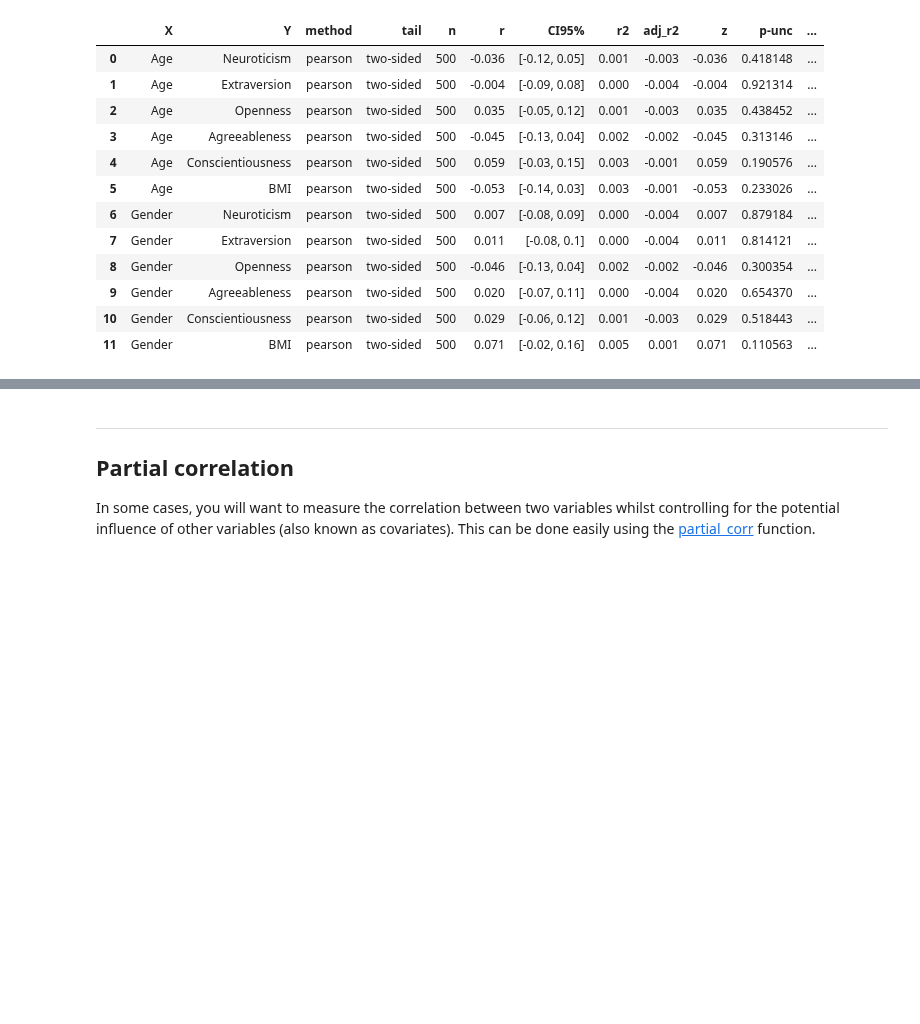
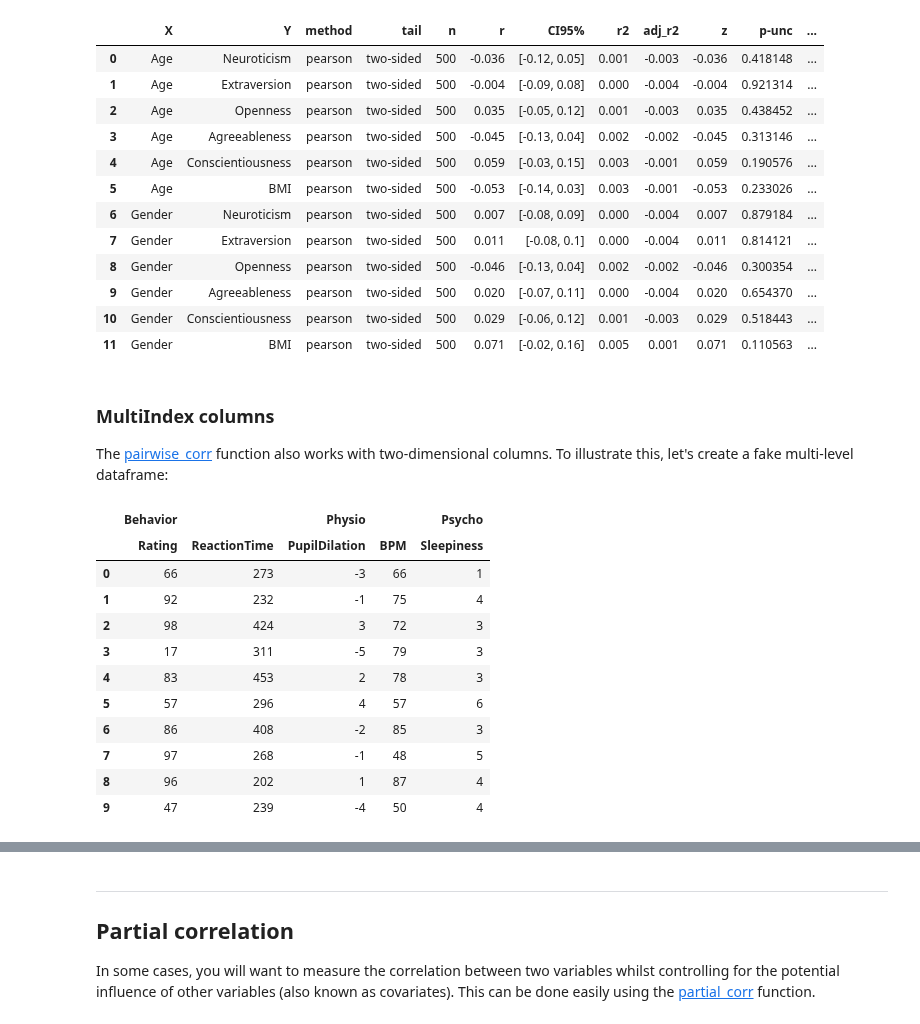
Before and after one commit to raphaelvallat/pingouin, a Jupyter notebook: notebooks/04_Correlations.ipynb, the cells around one changed output, grey strips where cells are left out. Drawn from its saved outputs; the diff is of its cells as text; code cells hidden in the pictures; blank space fills up the shorter version.

```diff
--- a/notebooks/04_Correlations.ipynb
+++ b/notebooks/04_Correlations.ipynb
@@ -188,3 +190,39 @@ pairwise_corr(df, columns=[subj, None])
 | 9 | Gender | Agreeableness | pearson | two-sided | 500 | 0.020 | [-0.07, 0.11] | 0.000 | -0.004 | 0.020 | 0.654370 | ... |
 | 10 | Gender | Conscientiousness | pearson | two-sided | 500 | 0.029 | [-0.06, 0.12] | 0.001 | -0.003 | 0.029 | 0.518443 | ... |
 | 11 | Gender | BMI | pearson | two-sided | 500 | 0.071 | [-0.02, 0.16] | 0.005 | 0.001 | 0.071 | 0.110563 | ... |
+# %% [markdown]
+### MultiIndex columns
+
+The [pairwise_corr](https://pingouin-stats.org/generated/pingouin.pairwise_corr.html#pingouin.pairwise_corr) function also works with two-dimensional columns. To illustrate this, let's create a fake multi-level dataframe:
+# %%
+from numpy.random import randint as rdint
+np.random.seed(123)
+
+# Create MultiIndex dataframe
+columns = pd.MultiIndex.from_tuples([('Behavior', 'Rating'),
+                                     ('Behavior', 'ReactionTime'),
+                                     ('Physio', 'PupilDilation'),
+                                     ('Physio', 'BPM'),
+                                     ('Psycho', 'Sleepiness')])
+
+data = pd.DataFrame(dict(Rating=rdint(0, 100, size=10),
+                         RT=rdint(200, 500, size=10),
+                         PupilDilation=rdint(-5, 5, size=10),
+                         HR=rdint(45, 90, size=10),
+                         Sleepiness=rdint(1, 7, size=10)))
+
+data.columns = columns
+data
+# %% [output]
+|  | Behavior |  | Physio |  | Psycho |
+|  | Rating | ReactionTime | PupilDilation | BPM | Sleepiness |
+| 0 | 66 | 273 | -3 | 66 | 1 |
+| 1 | 92 | 232 | -1 | 75 | 4 |
+| 2 | 98 | 424 | 3 | 72 | 3 |
+| 3 | 17 | 311 | -5 | 79 | 3 |
+| 4 | 83 | 453 | 2 | 78 | 3 |
+| 5 | 57 | 296 | 4 | 57 | 6 |
+| 6 | 86 | 408 | -2 | 85 | 3 |
+| 7 | 97 | 268 | -1 | 48 | 5 |
+| 8 | 96 | 202 | 1 | 87 | 4 |
+| 9 | 47 | 239 | -4 | 50 | 4 |
```
Also changed, not shown: parts of 13 cells of this notebook, 3 other files.
